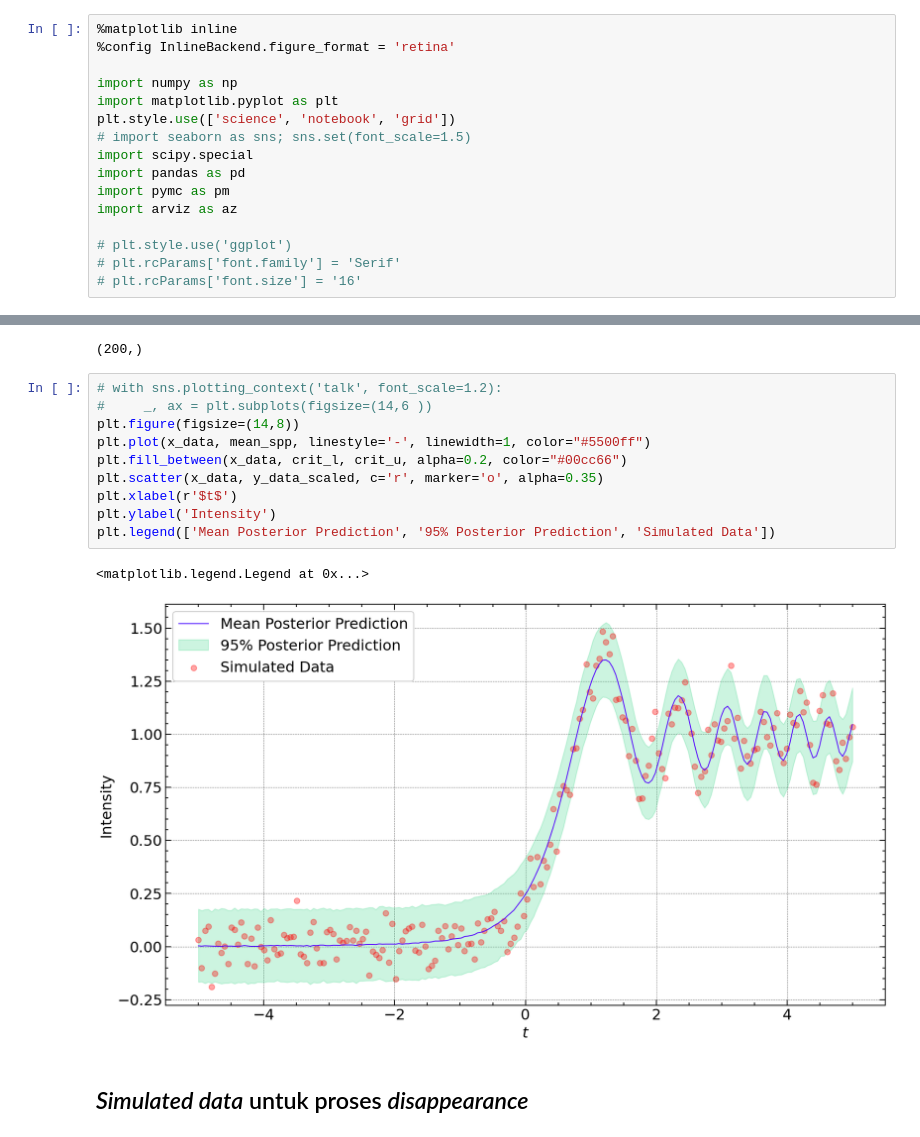
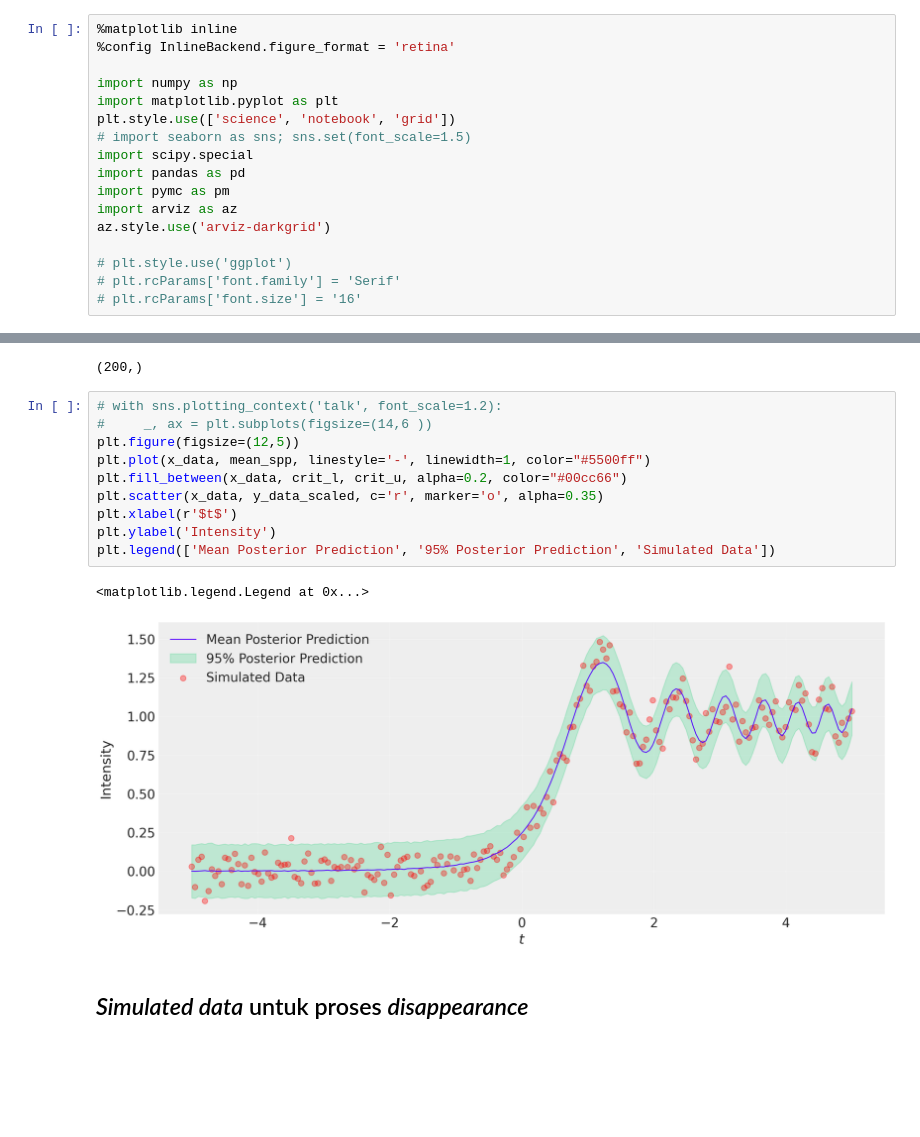
Before and after one commit to agustrionopj/Project-BEACON, a Jupyter notebook: [BEACON-PyMC4] Simulate data.ipynb, the cells around one changed output, grey strips where cells are left out. Drawn from its saved outputs; the diff is of its cells as text; blank space fills up the shorter version.

```diff
--- a/[BEACON-PyMC4] Simulate data.ipynb
+++ b/[BEACON-PyMC4] Simulate data.ipynb
@@ -31,6 +31,7 @@ import scipy.special
 import pandas as pd
 import pymc as pm
 import arviz as az
+az.style.use('arviz-darkgrid')
 
 # plt.style.use('ggplot')
 # plt.rcParams['font.family'] = 'Serif'
@@ -205,16 +206,16 @@ crit_l.shape
 # %%
 # with sns.plotting_context('talk', font_scale=1.2):
 #     _, ax = plt.subplots(figsize=(14,6 ))
-plt.figure(figsize=(14,8))
+plt.figure(figsize=(12,5))
 plt.plot(x_data, mean_spp, linestyle='-', linewidth=1, color="#5500ff")
 plt.fill_between(x_data, crit_l, crit_u, alpha=0.2, color="#00cc66")
 plt.scatter(x_data, y_data_scaled, c='r', marker='o', alpha=0.35)
 plt.xlabel(r'$t$')
 plt.ylabel('Intensity')
 plt.legend(['Mean Posterior Prediction', '95% Posterior Prediction', 'Simulated Data'])
 # %% [output]
 <matplotlib.legend.Legend at 0x...>
-[figure, old version]
+[figure, new version]
 # %% [markdown]
 ## *Simulated data* untuk proses *disappearance*
 # %%
```
Also changed, not shown: parts of 18 cells of this notebook, 25 other files.
